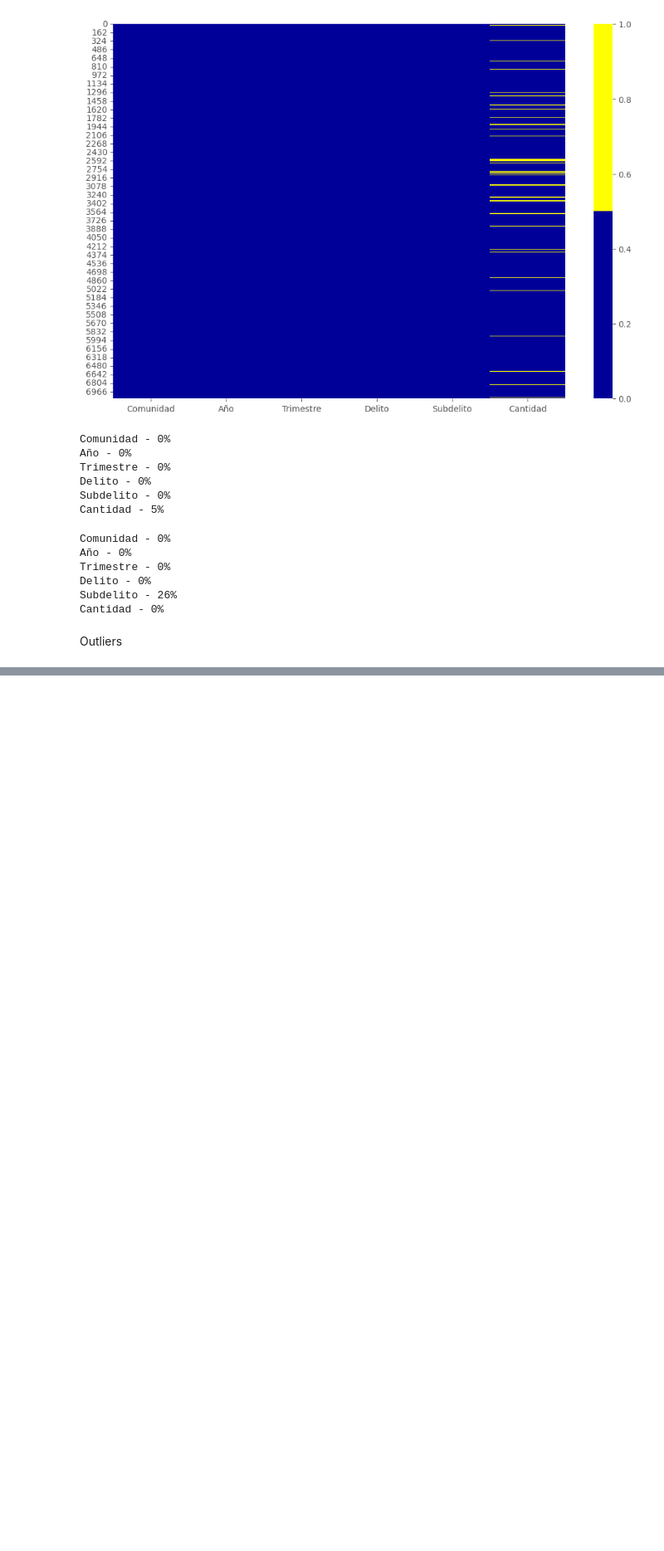
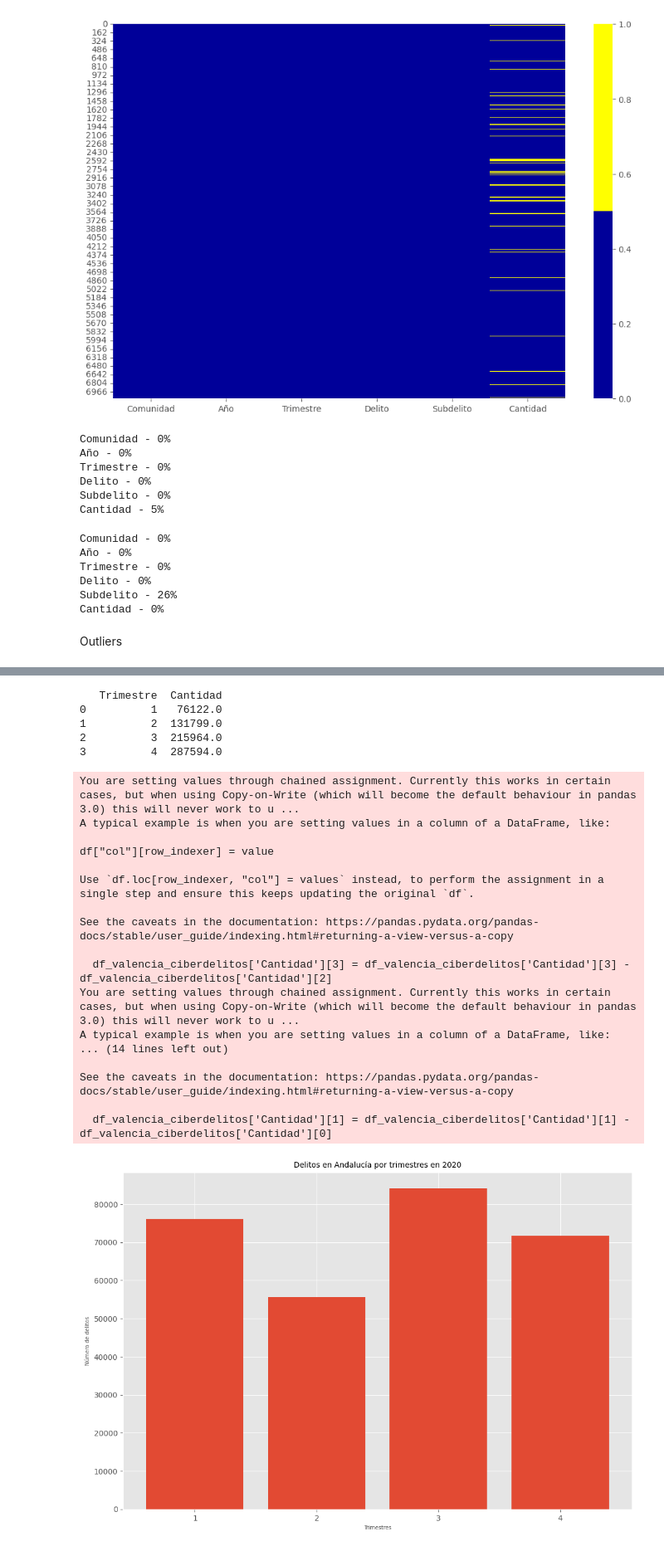
Before and after one commit to araquevi/14MBID-Mineria-de-datos-de-los-casos-de-Criminalidad-en-Espana, a Jupyter notebook: 14MBID_TFM_VíctorAraqueRodriguez.ipynb, the cells around one changed output, grey strips where cells are left out. Shown at 83% size. Cells and saved outputs as stored; diff of their text form; code cells hidden in the pictures; blank space fills up the shorter version.

```diff
--- a/14MBID_TFM_VíctorAraqueRodriguez.ipynb
+++ b/14MBID_TFM_VíctorAraqueRodriguez.ipynb
@@ -1900,0 +591,42 @@ sns.clustermap(df_clustermap, cmap="coolwarm")
+# %%
+# Se representa los delitos de Andalucia en el año 2020 según el trimestre
+df_andalucia_ciberdelitos = df_definitivo[(df_definitivo['Comunidad']=='ANDALUCIA') & (df_definitivo['Año']==2020)]
+
+df_andalucia_ciberdelitos = df_andalucia_ciberdelitos.groupby('Trimestre')['Cantidad'].sum().reset_index()
+
+print(df_andalucia_ciberdelitos)
+
+df_andalucia_ciberdelitos['Cantidad'][3] = df_andalucia_ciberdelitos['Cantidad'][3] - df_andalucia_ciberdelitos['Cantidad'][2]
+df_andalucia_ciberdelitos['Cantidad'][2] = df_andalucia_ciberdelitos['Cantidad'][2] - df_andalucia_ciberdelitos['Cantidad'][1]
+df_andalucia_ciberdelitos['Cantidad'][1] = df_andalucia_ciberdelitos['Cantidad'][1] - df_andalucia_ciberdelitos['Cantidad'][0]
+
+plt.bar(df_andalucia_ciberdelitos['Trimestre'], df_andalucia_ciberdelitos['Cantidad'])
+plt.xticks(df_andalucia_ciberdelitos['Trimestre'], df_andalucia_ciberdelitos['Trimestre'].astype(int))
+plt.title("Delitos en Andalucía por trimestres en 2020", fontsize=10)
+plt.xlabel("Trimestres", fontsize=7)
+plt.ylabel("Número de delitos", fontsize=7)
+plt.show()
+# %% [output]
+   Trimestre  Cantidad
+0          1   76122.0
+1          2  131799.0
+2          3  215964.0
+3          4  287594.0
+You are setting values through chained assignment. Currently this works in certain cases, but when using Copy-on-Write (which will become the default behaviour in pandas 3.0) this will never work to u ...
+A typical example is when you are setting values in a column of a DataFrame, like:
+
+df["col"][row_indexer] = value
+
+Use `df.loc[row_indexer, "col"] = values` instead, to perform the assignment in a single step and ensure this keeps updating the original `df`.
+
+See the caveats in the documentation: https://pandas.pydata.org/pandas-docs/stable/user_guide/indexing.html#returning-a-view-versus-a-copy
+
+  df_valencia_ciberdelitos['Cantidad'][3] = df_valencia_ciberdelitos['Cantidad'][3] - df_valencia_ciberdelitos['Cantidad'][2]
+You are setting values through chained assignment. Currently this works in certain cases, but when using Copy-on-Write (which will become the default behaviour in pandas 3.0) this will never work to u ...
+A typical example is when you are setting values in a column of a DataFrame, like:
+... (14 lines left out)
+
+See the caveats in the documentation: https://pandas.pydata.org/pandas-docs/stable/user_guide/indexing.html#returning-a-view-versus-a-copy
+
+  df_valencia_ciberdelitos['Cantidad'][1] = df_valencia_ciberdelitos['Cantidad'][1] - df_valencia_ciberdelitos['Cantidad'][0]
+[figure, added]
```
Also changed, not shown: parts of 94 cells of this notebook.
